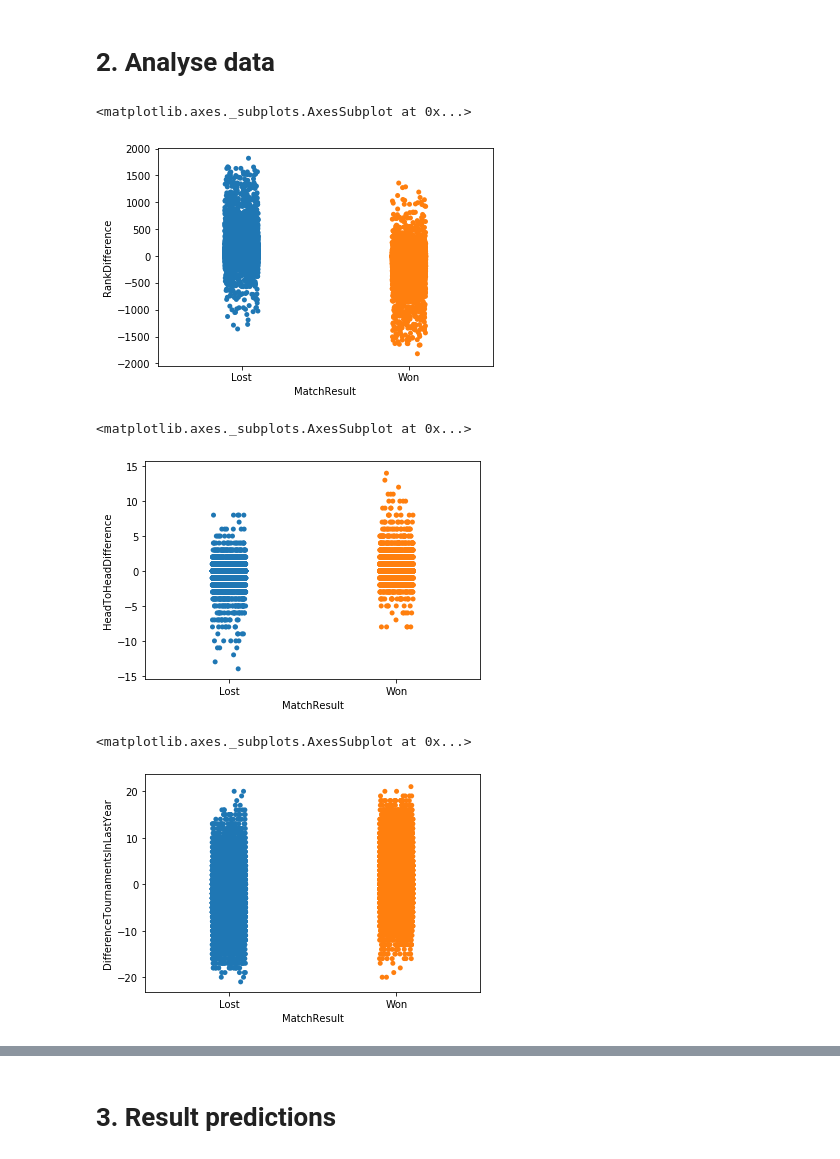
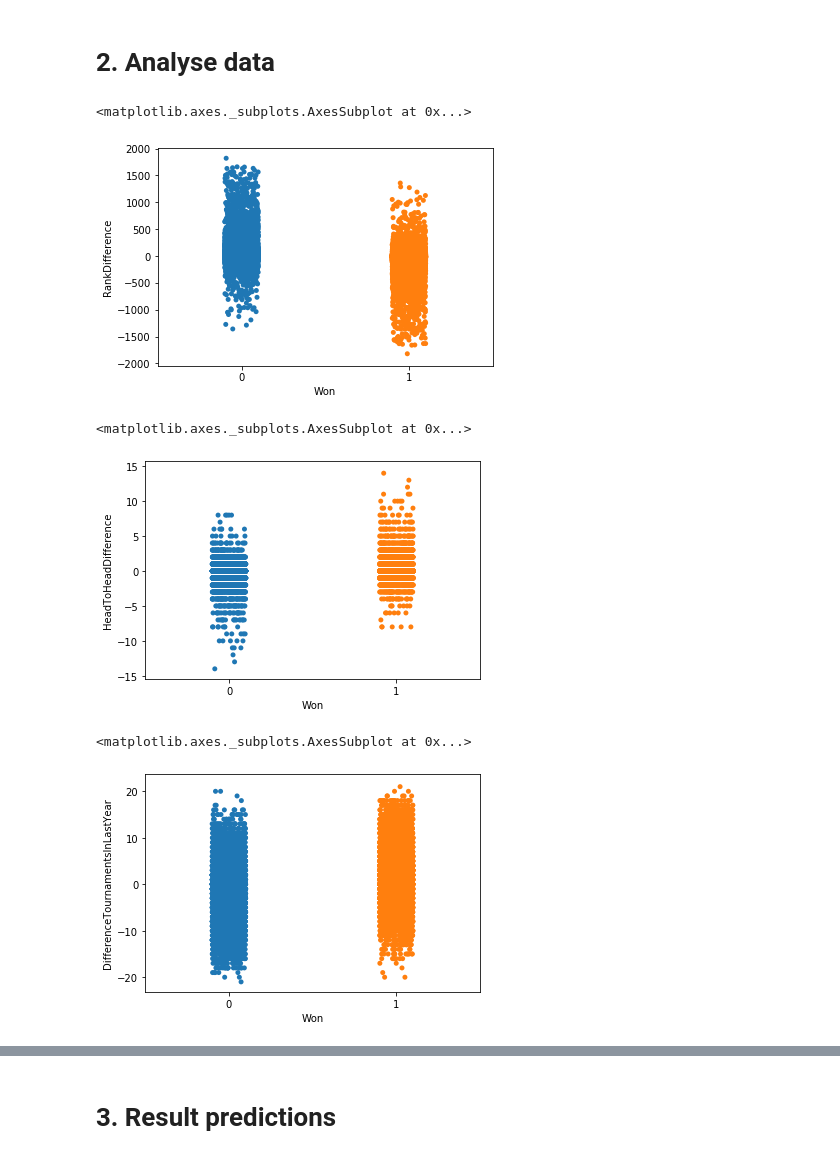
Before and after one commit to GeorgeHeinemann/Badminton, a Jupyter notebook: BadmintonMatchPredictor.ipynb, the cells around one changed output, grey strips where cells are left out. Cells and saved outputs as stored; diff of their text form; code cells hidden in the pictures.

```diff
--- a/BadmintonMatchPredictor.ipynb
+++ b/BadmintonMatchPredictor.ipynb
@@ -27,0 +38,3 @@ data.head()
+# %%
+results = pd.get_dummies(data['MatchResult'],drop_first = True)
+results.shape
@@ -30,3 +45,7 @@ data.head()
 data.shape
 # %% [output]
 (22186, 8)
+# %%
+data = pd.concat([data,results],axis=1)
+data.drop('MatchResult',axis=1,inplace=True)
+data.head()
@@ -39,18 +66,18 @@ import seaborn as sns
 # allow plots to appear within the notebook
 %matplotlib inline
 # %%
-sns.stripplot(x="MatchResult", y="RankDifference", data=data)
+sns.stripplot(x="Won", y="RankDifference", data=data)
 # %% [output]
 <matplotlib.axes._subplots.AxesSubplot at 0x...>
-[figure, old version]
+[figure, new version]
 # %%
-sns.stripplot(x="MatchResult", y="HeadToHeadDifference", data=data)
+sns.stripplot(x="Won", y="HeadToHeadDifference", data=data)
 # %% [output]
 <matplotlib.axes._subplots.AxesSubplot at 0x...>
-[figure, old version]
+[figure, new version]
 # %%
-sns.stripplot(x="MatchResult", y="DifferenceTournamentsInLastYear", data=data)
+sns.stripplot(x="Won", y="DifferenceTournamentsInLastYear", data=data)
 # %% [output]
 <matplotlib.axes._subplots.AxesSubplot at 0x...>
-[figure, old version]
+[figure, new version]
 # %%
```
Also changed, not shown: parts of 18 cells of this notebook.
